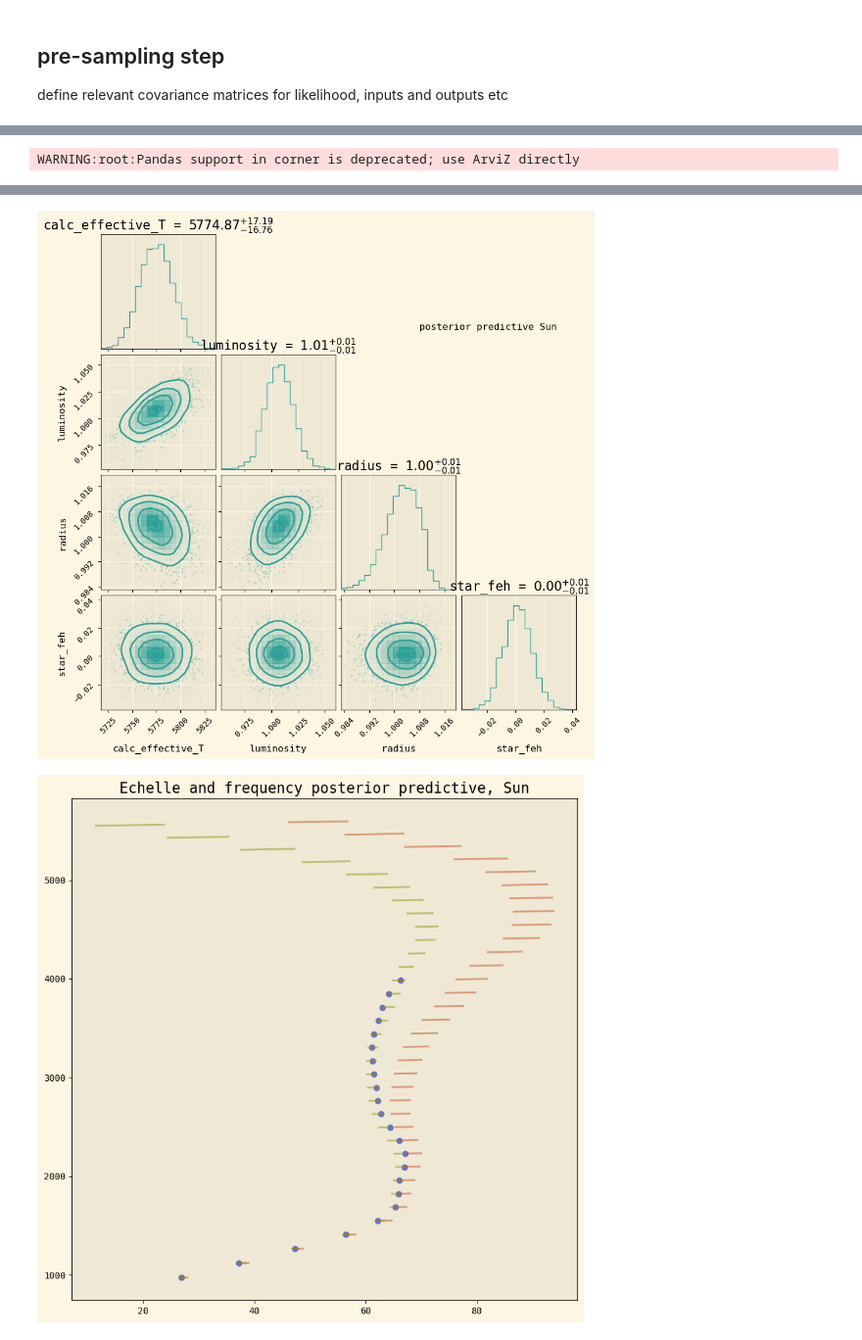
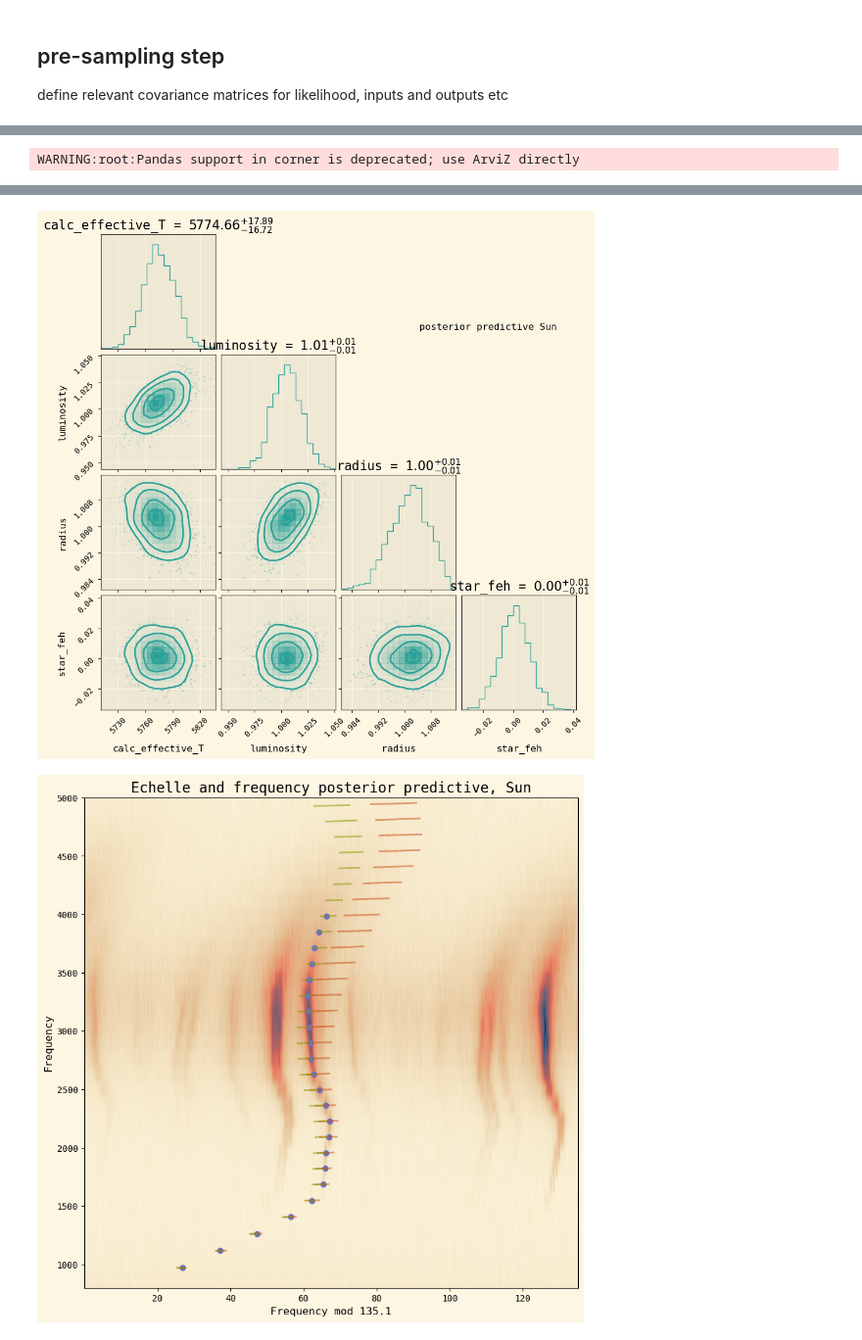
Before and after one commit to ojscutt/ultranest-pitchfork, a Jupyter notebook: stars/Sun/Sun.ipynb, the cells around one changed output, grey strips where cells are left out. Shown at 98% size. Saved outputs shown, nothing was run; the diff lists cells and outputs as text; code cells hidden in the pictures.

Commit message:
add many paper plots

```diff
--- a/stars/Sun/Sun.ipynb
+++ b/stars/Sun/Sun.ipynb
@@ -146,7 +145,7 @@ star_dict['nu_0_40']= [np.nan, np.nan]
 star_dict['dnu'] = [135.1, 0.2] #1
 star_dict['nu_max'] = [3141, 12]
 
-with open(f'stars/{star_name}/{star_name}.json', 'w') as fp:
+with open(f'{star_name}.json', 'w') as fp:
     json.dump(star_dict, fp)
 
 star_dict
@@ -185,7 +184,7 @@ age_prior = prior_funcs.custom_beta_prior(0.03, 14, a=1.2, b=1.2)
 
 a_prior = prior_funcs.custom_uniform_prior(-10, 2)
 
-b_prior = prior_funcs.custom_uniform_prior(1, 4)
+b_prior = prior_funcs.custom_uniform_prior(0, 6)
 
 priors = [mass_prior, Zinit_prior, Yinit_prior, MLT_prior, age_prior, a_prior, b_prior]
 
@@ -204,9 +203,7 @@ plt.show()
 ## pre-sampling step
 define relevant covariance matrices for likelihood, inputs and outputs etc
 # %%
-path = f'stars/{star_name}/'
-
-star_json = path + f'{star_name}.json'
+star_json = f'{star_name}.json'
 
 star_df = pd.read_json(star_json).dropna(axis=1)
 
@@ -228,7 +225,7 @@ star_obs_uncs_df = star_uncs_df.drop(['initial_mass', 'initial_Zinit', 'initial_
 sigma_obs = (star_obs_uncs_df.values[0]*star_obs_uncs_df.values[0])*(np.identity(len(star_obs_uncs_df.values[0])))
 
 ### nn matrix
-with open("pitchfork/emulator_cov.pkl", 'rb') as fp:
+with open(pitchfork_path+ "/emulator_cov.pkl", 'rb') as fp:
      sigma_nn = pickle.load(fp)
 
 n_min = int(star_obs_vals_df.drop(['calc_effective_T', 'luminosity', 'star_feh'],axis=1).columns[0].replace('nu_0_',''))
@@ -245,7 +242,7 @@ obs_freqs = star_vals_df[[f"nu_0_{i}" for i in range(n_min, n_max+1)]].iloc[0].v
 
 dnu = star_df['dnu'].values[0]
 
-kernel = 1*kernels.ExpSquared(scale=5*dnu)
+kernel = 5*kernels.ExpSquared(scale=7*dnu)
 
 gp = GaussianProcess(kernel, obs_freqs, diag=1e-12)
 
@@ -269,15 +264,18 @@ logging.getLogger('ultranest').setLevel(logging.WARNING)
 
 
 ndraw_min=2**16
-ndraw_max=2**21
+ndraw_max=2**19
+min_num_live_points = 256
 
 print(star_df[['initial_mass', 'initial_Zinit', 'initial_Yinit', 'initial_MLT', 'star_age']].iloc[[0]].to_markdown(index=False))
 sampler = ultra_ns_vector_surface(priors=priors, observed_vals=star_obs_vals_df.values[0], pitchfork=pitchfork,log_sigma_det=log_sigma_det, sigma_inv=sigma_inv, nu_max = nu_max, n_min=n_min, n_max=n_max, logl_scale=1)
-results = sampler(ndraw_min, ndraw_max).run(min_num_live_points=400, frac_remain=.1, max_ncalls=5e6)
-with open(path+'/samples.pkl', 'wb') as fp:
+results = sampler(ndraw_min, ndraw_max).run(min_num_live_points=min_num_live_points, cluster_num_live_points=.1*min_num_live_points, frac_remain=.1)#, max_ncalls=5e6)
+
+with open('samples.pkl', 'wb') as fp:
     pickle.dump(results, fp, protocol=pickle.HIGHEST_PROTOCOL)
 
 sampler.cleanup()
+
 del results
 # %% [output]
 |   initial_mass |   initial_Zinit |   initial_Yinit |   initial_MLT |   star_age |
@@ -468,12 +463,12 @@ nu_0_17    2498.673179
 # %%
 def posterior_pred(pitchfork, star_name):
 
-    path = f'stars/{star_name}/'
+    path = f'{star_name}'
 
-    with open(path+f'/samples.pkl', 'rb') as fp:
+    with open(f'samples.pkl', 'rb') as fp:
         samples = pickle.load(fp)
 
-    star_json = path + f'{star_name}.json'
+    star_json = f'{star_name}.json'
 
     star_df = pd.read_json(star_json).dropna(axis=1)
 
@@ -525,12 +520,12 @@ def posterior_pred(pitchfork, star_name):
 
     from echelle import plot_echelle
 
-    # spectrum = np.loadtxt(f'stars/{star_name}/power.pow')
-    # freq = spectrum[:,0]
-    # power = spectrum[:,1]
+    spectrum = np.load('solar-data.npy', allow_pickle=True).item()
+    freq = spectrum['Frequency']
+    power = spectrum['Power']
 
     fig, ax = plt.subplots(figsize=[10, 10])
-    #plot_echelle(freq,power,dnu, scale = 'sqrt', fmin=600, fmax=5000, interpolation='bicubic', smooth=True, ax=ax)
+    plot_echelle(freq,power,dnu, scale = 'sqrt', fmin=600, fmax=5000, interpolation='bicubic', smooth=True, ax=ax, cmap=cm.lipari_r)
 
     echelle_c = colors[4]
     echelle_a = 0.5
@@ -579,7 +574,7 @@ def posterior_pred(pitchfork, star_name):
 
     plt.title(f'Echelle and frequency posterior predictive, {star_name}')
     plt.grid(visible=None)
-    #plt.xlim(xmin=0, xmax=0)
+    plt.ylim(ymin=800, ymax=5000)
 
 posterior_pred(pitchfork, star_name)
 # %% [output]
@@ -599,5 +594,5 @@ Name: radius, Length: 7773, dtype: float64
-[figure, old version]
+[figure, new version]
-[figure, old version]
+[figure, new version]
 # %%
 def posterior_pred(pitchfork, star_name):
 
```
Also changed, not shown: parts of 10 cells of this notebook, 17 other files.
